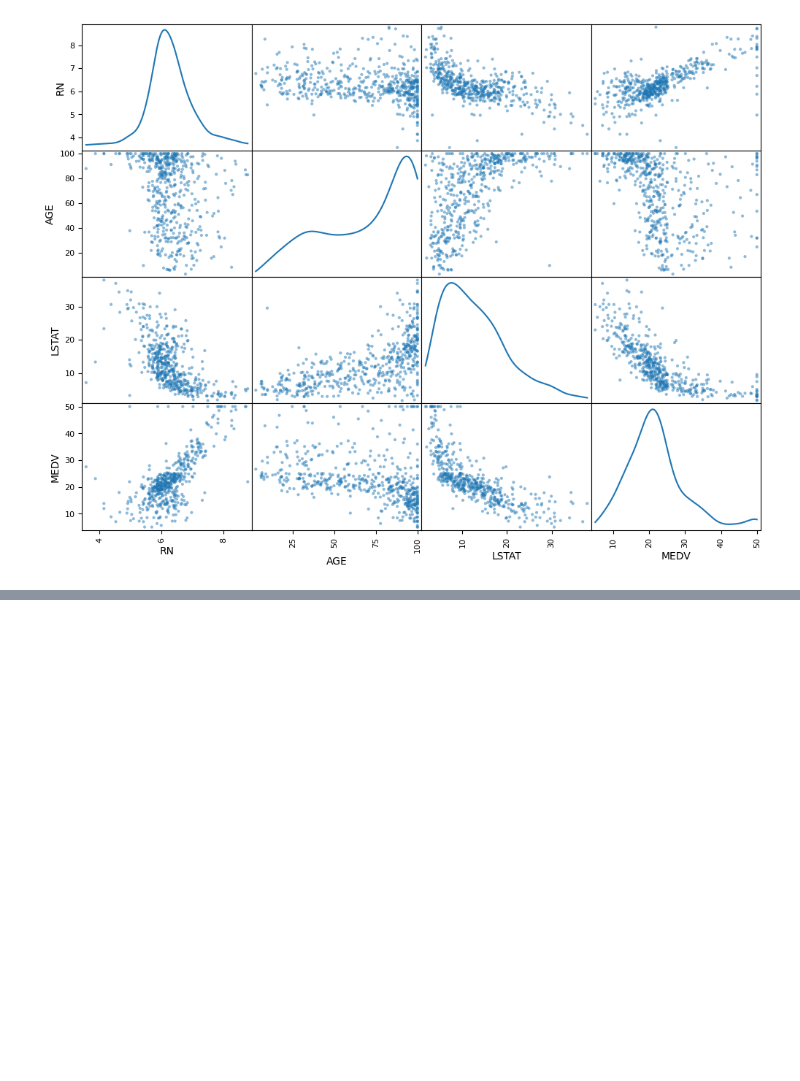
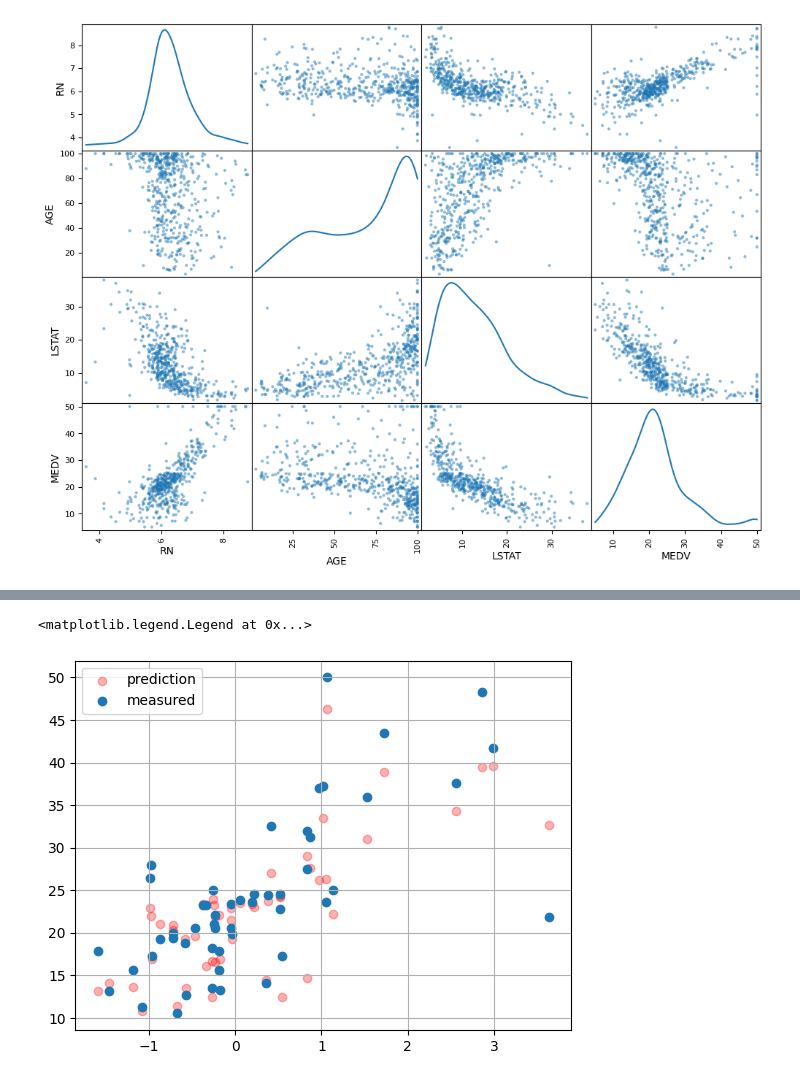
Before and after one commit to 9-coding/PyTorch, a Jupyter notebook: Lecture-AI_programming/boston_housing_price_with_module.ipynb, the cells around one changed output, grey strips where cells are left out. Cells and saved outputs as stored; diff of their text form; code cells hidden in the pictures; blank space fills up the shorter version.

```diff
--- a/Lecture-AI_programming/boston_housing_price_with_module.ipynb
+++ b/Lecture-AI_programming/boston_housing_price_with_module.ipynb
@@ -124,0 +129,7 @@ plt.show()
+# %%
+tmp = df.values
+x_raw = tmp[:,:-1]
+y_raw = tmp[:,-1:]
+
+print(x_raw.shape)
+print(y_raw.shape)
@@ -124,0 +139,8 @@ plt.show()
+# %%
+x_train, x_test, y_train, y_test = train_test_split(
+    x_raw, y_raw,
+    test_size = 0.1,
+    random_state = 23,
+)
+
+print(x_train.shape, x_test.shape)
@@ -124,0 +350,13 @@ plt.show()
+# %%
+rns = x_scaled_test[:,0]
+if x_scaled_test.shape[1] > 5:
+  rns = x_scaled_test[:,5]
+
+fig, axes = plt.subplots(1,1)
+axes.scatter(rns, y_pred, alpha=0.3, c='r', label='prediction')
+axes.scatter(rns, y_test, label='measured')
+axes.grid()
+axes.legend()
+# %% [output]
+<matplotlib.legend.Legend at 0x...>
+[figure, added]
```
Also changed, not shown: parts of 16 cells of this notebook.
